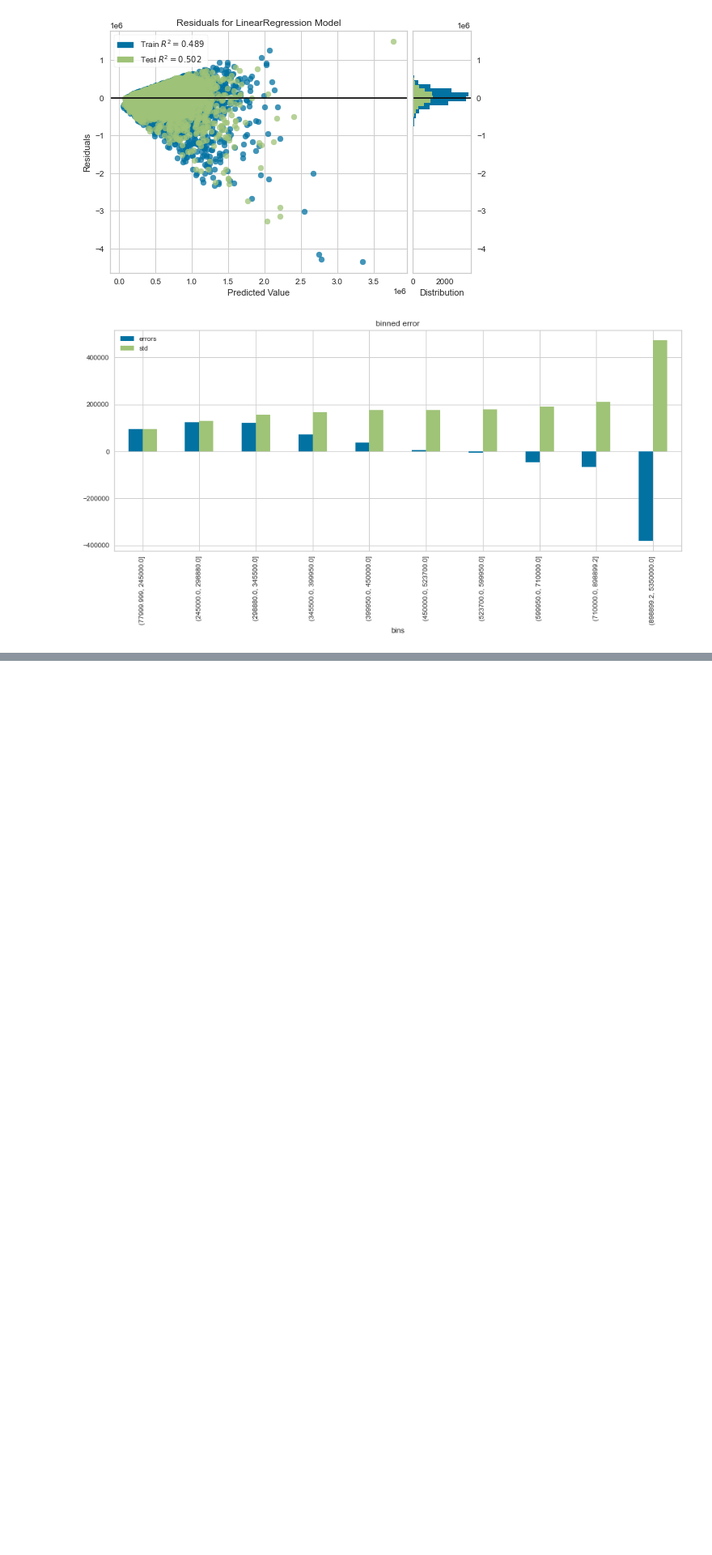
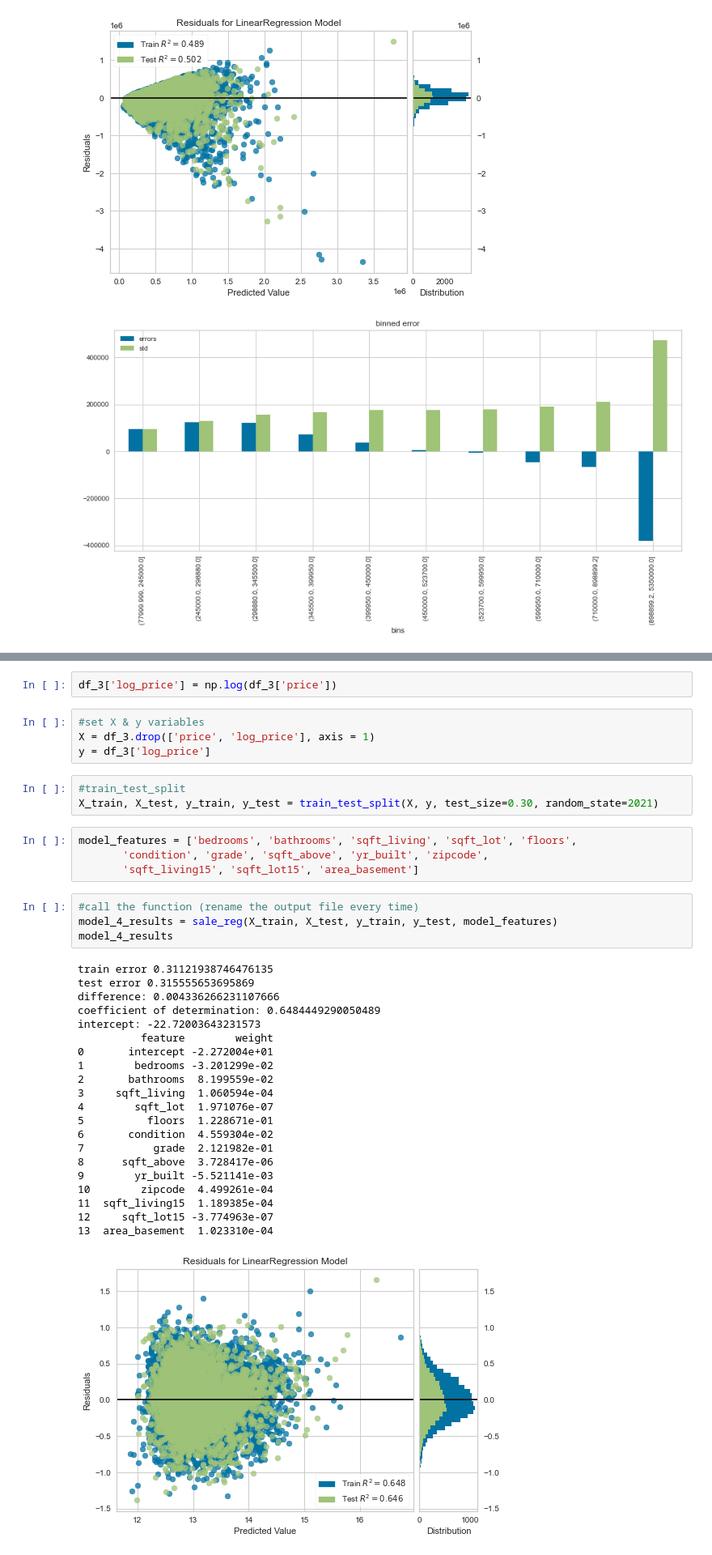
Before and after one commit to asval211/king_county_housing_data, a Jupyter notebook: notebooks/exploratory/pete/Pete_house_functions.ipynb, the cells around one changed output, grey strips where cells are left out. Shown: that part at 81% size. Drawn from its saved outputs; the diff is of its cells as text; blank space fills up the shorter version.

```diff
--- a/notebooks/exploratory/pete/Pete_house_functions.ipynb
+++ b/notebooks/exploratory/pete/Pete_house_functions.ipynb
@@ -158,0 +232,39 @@ intercept: -3908662.1411975375
+# %%
+df_3['log_price'] = np.log(df_3['price'])
+# %%
+#set X & y variables
+X = df_3.drop(['price', 'log_price'], axis = 1)
+y = df_3['log_price']
+# %%
+#train_test_split
+X_train, X_test, y_train, y_test = train_test_split(X, y, test_size=0.30, random_state=2021)
+# %%
+model_features = ['bedrooms', 'bathrooms', 'sqft_living', 'sqft_lot', 'floors',
+       'condition', 'grade', 'sqft_above', 'yr_built', 'zipcode',
+       'sqft_living15', 'sqft_lot15', 'area_basement']
+# %%
+#call the function (rename the output file every time)
+model_4_results = sale_reg(X_train, X_test, y_train, y_test, model_features)
+model_4_results
+# %% [output]
+train error 0.31121938746476135
+test error 0.315555653695869
+difference: 0.004336266231107666
+coefficient of determination: 0.6484449290050489
+intercept: -22.72003643231573
+          feature        weight
+0       intercept -2.272004e+01
+1        bedrooms -3.201299e-02
+2       bathrooms  8.199559e-02
+3     sqft_living  1.060594e-04
+4        sqft_lot  1.971076e-07
+5          floors  1.228671e-01
+6       condition  4.559304e-02
+7           grade  2.121982e-01
+8      sqft_above  3.728417e-06
+9        yr_built -5.521141e-03
+10        zipcode  4.499261e-04
+11  sqft_living15  1.189385e-04
+12     sqft_lot15 -3.774963e-07
+13  area_basement  1.023310e-04
+[figure, added]
```
Also changed, not shown: parts of 51 cells of this notebook, 1 other file.
